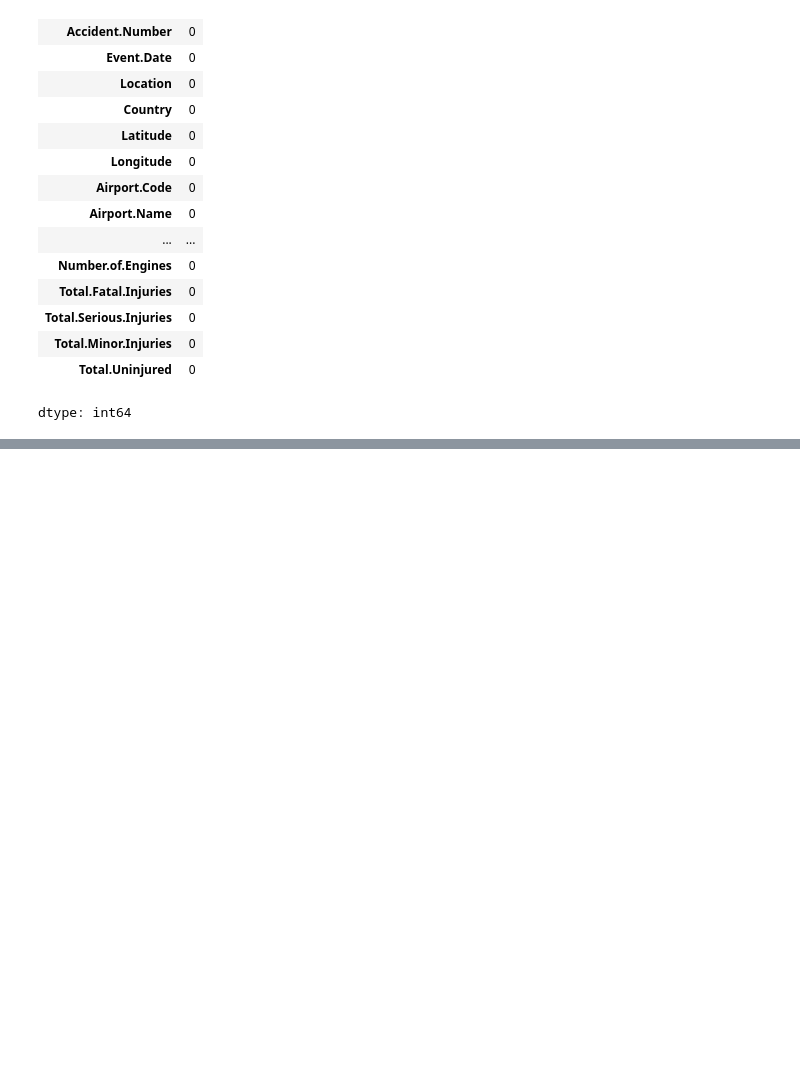
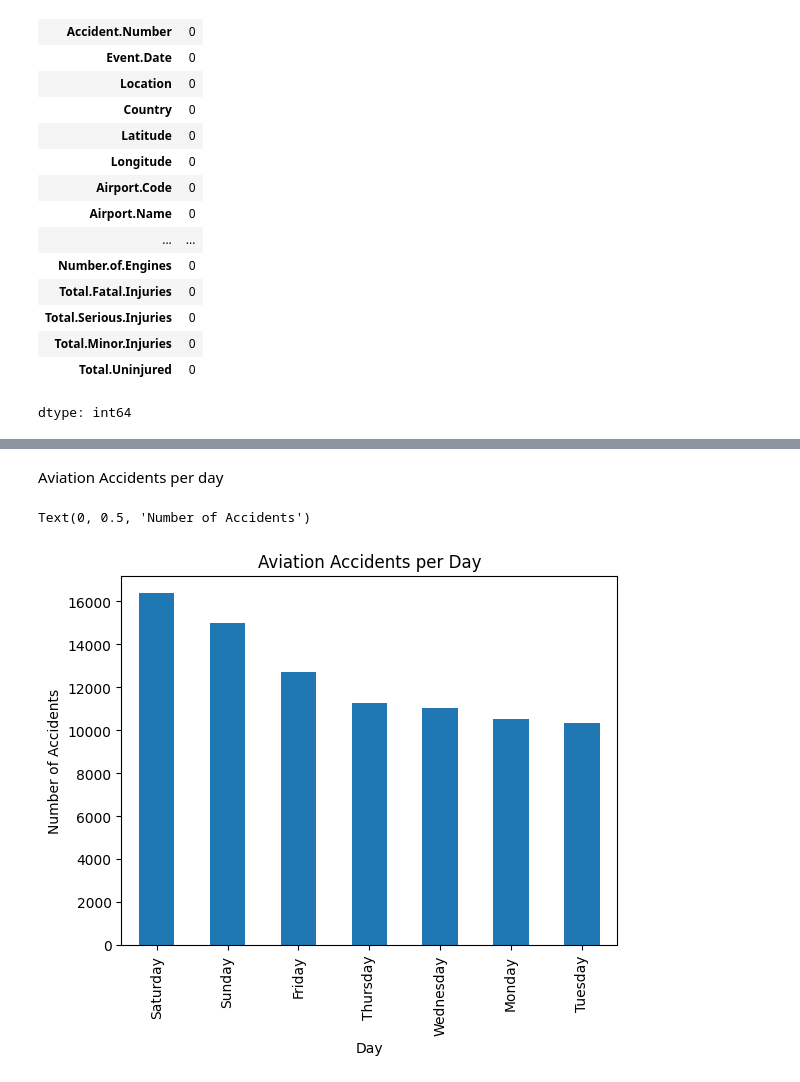
Before and after one commit to thisaraniNJ/Aircraft_Damage_Prediction, a Jupyter notebook: Aircraft_Damage_Prediction.ipynb, the cells around one changed output, grey strips where cells are left out. Saved outputs shown, nothing was run; the diff lists cells and outputs as text; code cells hidden in the pictures; blank space fills up the shorter version.

```diff
--- a/Aircraft_Damage_Prediction.ipynb
+++ b/Aircraft_Damage_Prediction.ipynb
@@ -287,0 +377,13 @@ dtype: int64
+# %% [markdown]
+Aviation Accidents per day
+# %%
+# Extracting day name
+Aviation['week'] = Aviation['Event.Date'].dt.day_name()
+
+Aviation['week'].value_counts().sort_values(ascending=False).plot(kind='bar')
+plt.title('Aviation Accidents per Day')
+plt.xlabel('Day')
+plt.ylabel('Number of Accidents')
+# %% [output]
+Text(0, 0.5, 'Number of Accidents')
+[figure, added]
```
Also changed, not shown: parts of 47 cells of this notebook.
